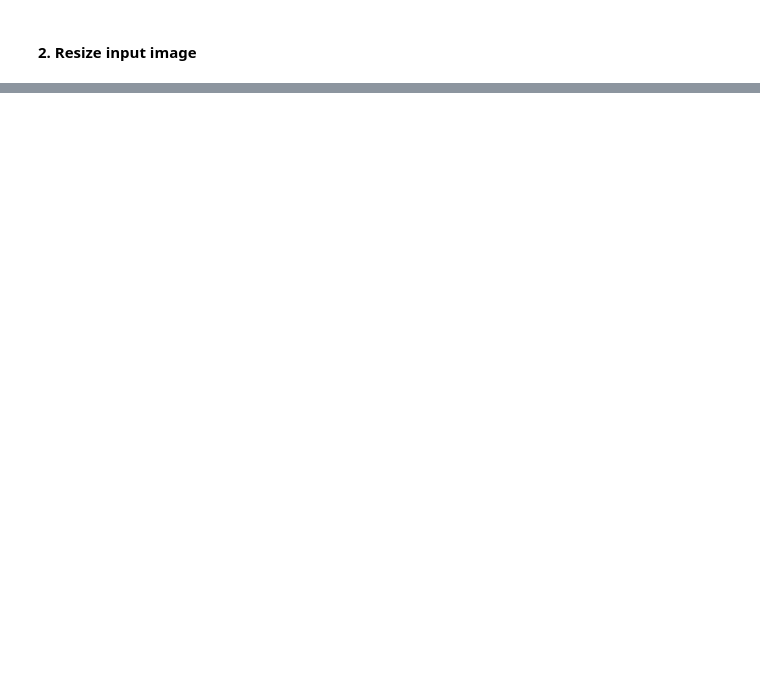
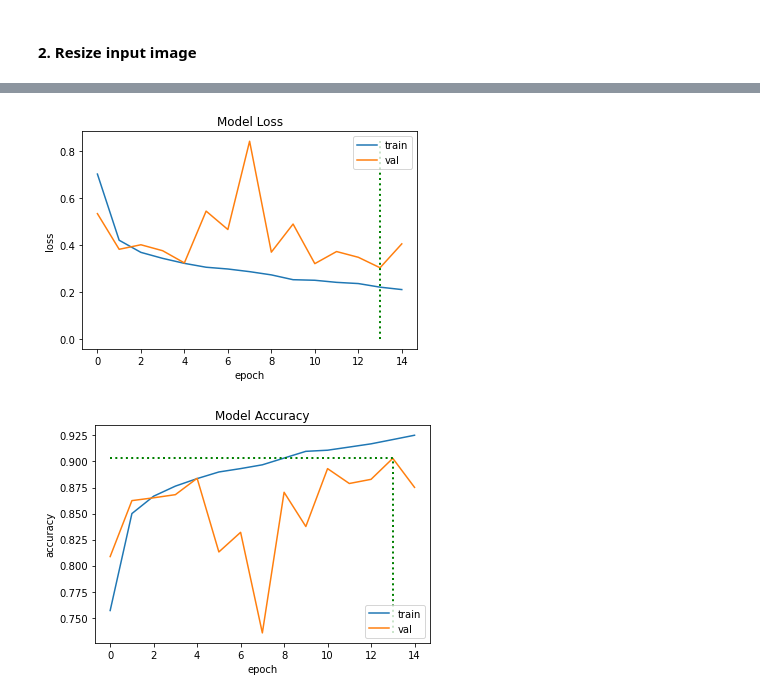
Before and after one commit to RolandSherwin/ml-paper-implementations, a Jupyter notebook: 01-AlexNet/main.ipynb, the cells around one changed output, grey strips where cells are left out. Cells and saved outputs as stored; diff of their text form; code cells hidden in the pictures; blank space fills up the shorter version.

```diff
--- a/01-AlexNet/main.ipynb
+++ b/01-AlexNet/main.ipynb
@@ -133,11 +126,13 @@ alex_net = get_alex_net()
 # %%
-checkpoint_cb = tf.keras.callbacks.ModelCheckpoint("alex_net.h5", verbose=1, save_best_only=True,)
+alex_net = get_alex_net(img_shape=(227,227,1), n_classes=10)
+cb = Callbacks()
 alex_net.compile(
     loss='categorical_crossentropy',
     optimizer=tf.keras.optimizers.Adam(),
     metrics=["accuracy"],
 )
 
+plot_model(alex_net, to_file='alex_net.png', show_shapes=True)
 alex_net.summary()
 # %% [output]
 Model: "model"
@@ -159,10 +154,9 @@ Non-trainable params: 0
 _________________________________________________________________
 # %%
-history = alex_net.fit(train_ready,
-                    validation_data=valid_ready,
-                    validation_steps=4,
-                    epochs=60,
-                    callbacks=[checkpoint_cb])
+history = alex_net.fit(train,
+                    validation_data=valid,
+                    epochs=15,
+                    callbacks=[cb.ModelCheckpoint(verbose=1, save_best_only=True)])
 
 np.save("history.npy", history.history)
 # %% [output]
@@ -174,0 +180,9 @@ KeyboardInterrupt:
+# %%
+#history=np.load('history.npy',allow_pickle='TRUE').item()
+
+history_plotter = HistoryPlotter(history=history.history)
+history_plotter.loss(show_optimal=True)
+history_plotter.metric(show_optimal=True)
+# %% [output]
+[figure, added]
+[figure, added]
```
Also changed, not shown: parts of 17 cells of this notebook, 2 other files.
